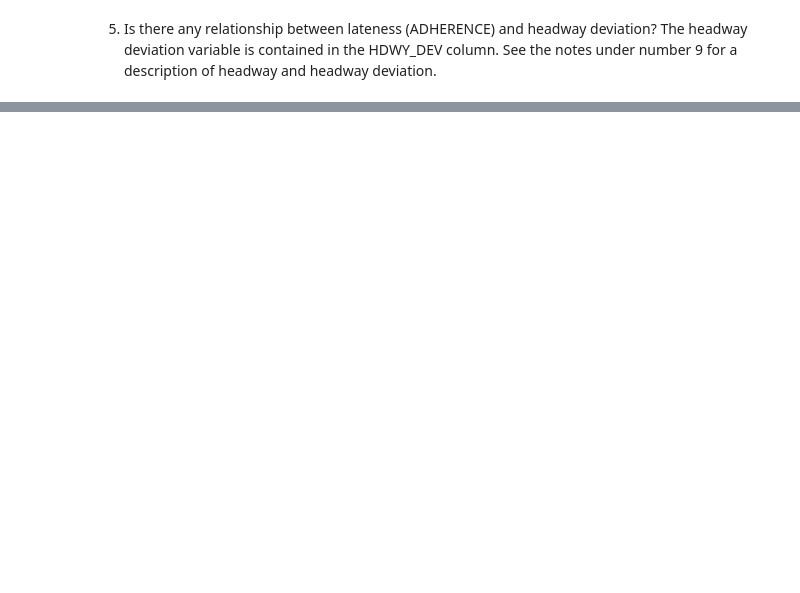
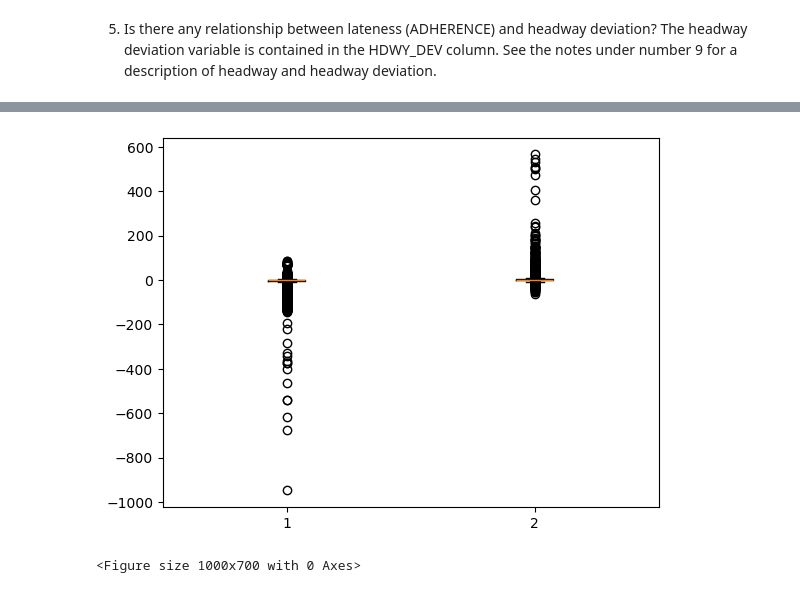
Before and after one commit to NSS-Full-Time-Data-Analytics-13/wego-nashville_team, a Jupyter notebook: notebooks/WeGo Data Introduction.ipynb, the cells around one changed output, grey strips where cells are left out. Drawn from its saved outputs; the diff is of its cells as text; code cells hidden in the pictures; blank space fills up the shorter version.

```diff
--- a/notebooks/WeGo Data Introduction.ipynb
+++ b/notebooks/WeGo Data Introduction.ipynb
@@ -119,3 +193,3 @@ wego.loc[3:4, ['DATE', 'TRIP_ID', 'TRIP_EDGE', 'TIME_POINT_ABBR',
 # %%
- ad_hw_devcorr  = wego.loc[(wego['HDWY_DEV'] >= 0) | (wego['HDWY_DEV'] <= 0)][['ADHERENCE','HDWY_DEV']].corr()
+ ad_hw_dev = wego.loc[(wego['HDWY_DEV'] >= 0) | (wego['HDWY_DEV'] <= 0)][['ADHERENCE','HDWY_DEV']]
 # %%
@@ -125 +226,8 @@ plt.scatter(wego['HDWY_DEV'], wego['ADHERENCE'])
+# %%
+plt.boxplot( ad_hw_dev )
+fig = plt.figure(figsize =(10, 7))
+plt.show()
+# %% [output]
+[figure, added]
+<Figure size 1000x700 with 0 Axes>
 # %%
```
Also changed, not shown: parts of 41 cells of this notebook, 3 other files.
